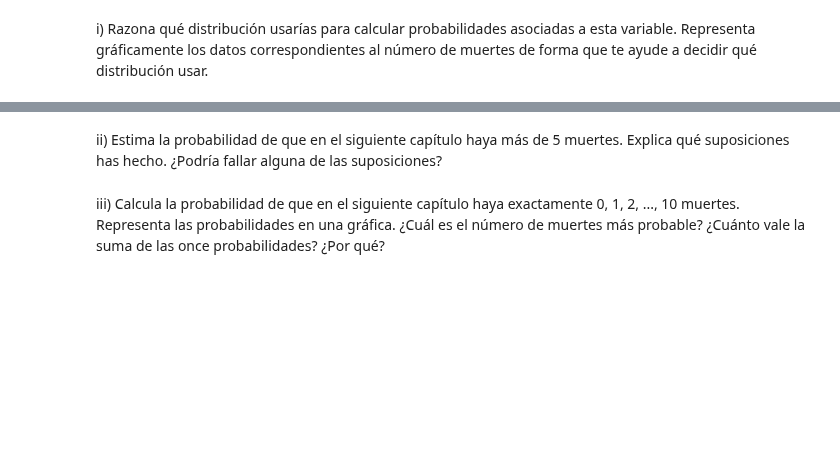
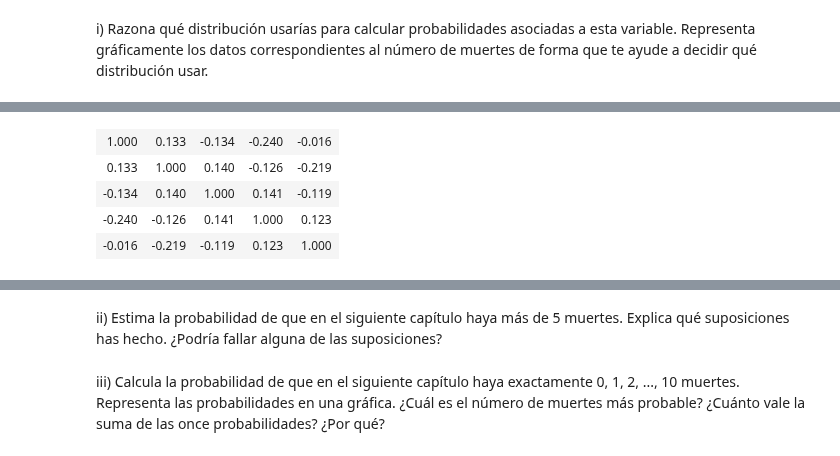
Before and after one commit to yerartdev/uc-m1965-stats, a Jupyter notebook: p2/practica2-gerardo-de-miguel.gonzalez.ipynb, the cells around one changed output, grey strips where cells are left out. Cells and saved outputs as stored; diff of their text form; code cells hidden in the pictures; blank space fills up the shorter version.

```diff
--- a/p2/practica2-gerardo-de-miguel.gonzalez.ipynb
+++ b/p2/practica2-gerardo-de-miguel.gonzalez.ipynb
@@ -171,7 +171,7 @@ segments(-1,1,length(exitos),1, lty = 2)
 headers = read.csv(file = 'GOT.txt',  skip = 0, header = FALSE,
                    nrows = 1, as.is = TRUE, strip.white = TRUE,
                    sep = ' ')
-got <- read.csv(file = 'GOT.txt', skip = 2, header = FALSE, sep = ' ')
+got <- read.csv(file = 'GOT.txt', skip = 1, header = FALSE, sep = ' ')
 colnames(got)= headers
 # %%
 print(paste(class(got),'with',ncol(got),'columns and',nrow(got),'rows.'))
@@ -188,0 +196,11 @@ i) Razona qué distribución usarías para calcular probabilidades asociadas a e
+# %%
+#::GMG::test 1: the number of aoutcomes in non-overlapping intervals are independent
+#       five lag correlation matrix by episode
+LAG <- sapply(X = 1:5,FUN = function(x) {got$NumDeaths[x:(x+62)]})
+round(cor(LAG),3)
+# %% [output]
+| 1.000 | 0.133 | -0.134 | -0.240 | -0.016 |
+| 0.133 | 1.000 | 0.140 | -0.126 | -0.219 |
+| -0.134 | 0.140 | 1.000 | 0.141 | -0.119 |
+| -0.240 | -0.126 | 0.141 | 1.000 | 0.123 |
+| -0.016 | -0.219 | -0.119 | 0.123 | 1.000 |
```
Also changed, not shown: parts of 8 cells of this notebook.
